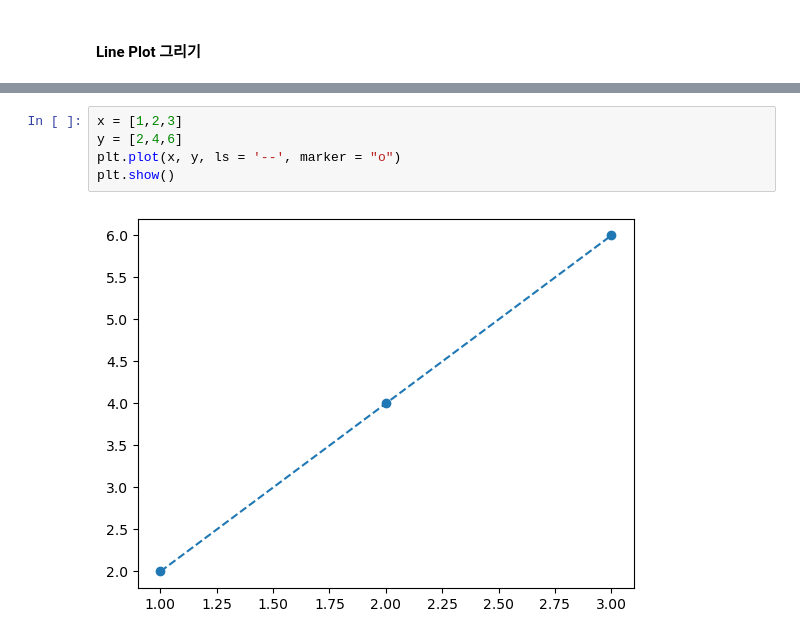
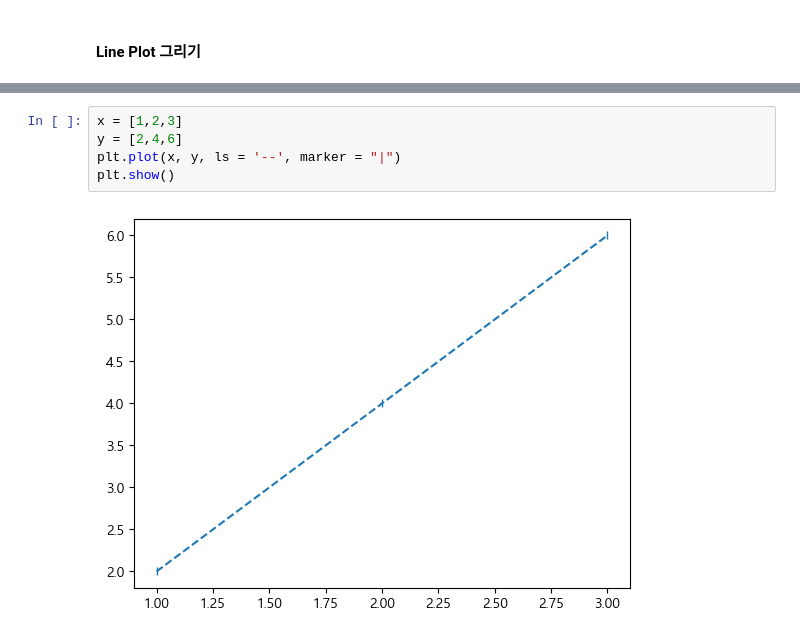
Before and after one commit to LeticiaKang/Data_Analytics_Course, a Jupyter notebook: Study_Python_Jupyter/시각화/(3-3) 데이터 시각화.ipynb, the cells around one changed output, grey strips where cells are left out. Cells and saved outputs as stored; diff of their text form.

```diff
--- a/Study_Python_Jupyter/시각화/(3-3) 데이터 시각화.ipynb
+++ b/Study_Python_Jupyter/시각화/(3-3) 데이터 시각화.ipynb
@@ -32,7 +32,7 @@ plt.show()
 # %%
 x = [1,2,3]
 y = [2,4,6]
-plt.plot(x, y, ls = '--', marker = "o")
+plt.plot(x, y, ls = '--', marker = "|")
 plt.show()
 # %% [output]
-[figure, old version]
+[figure, new version]
```
Also changed, not shown: parts of 25 cells of this notebook, 3 other files.
